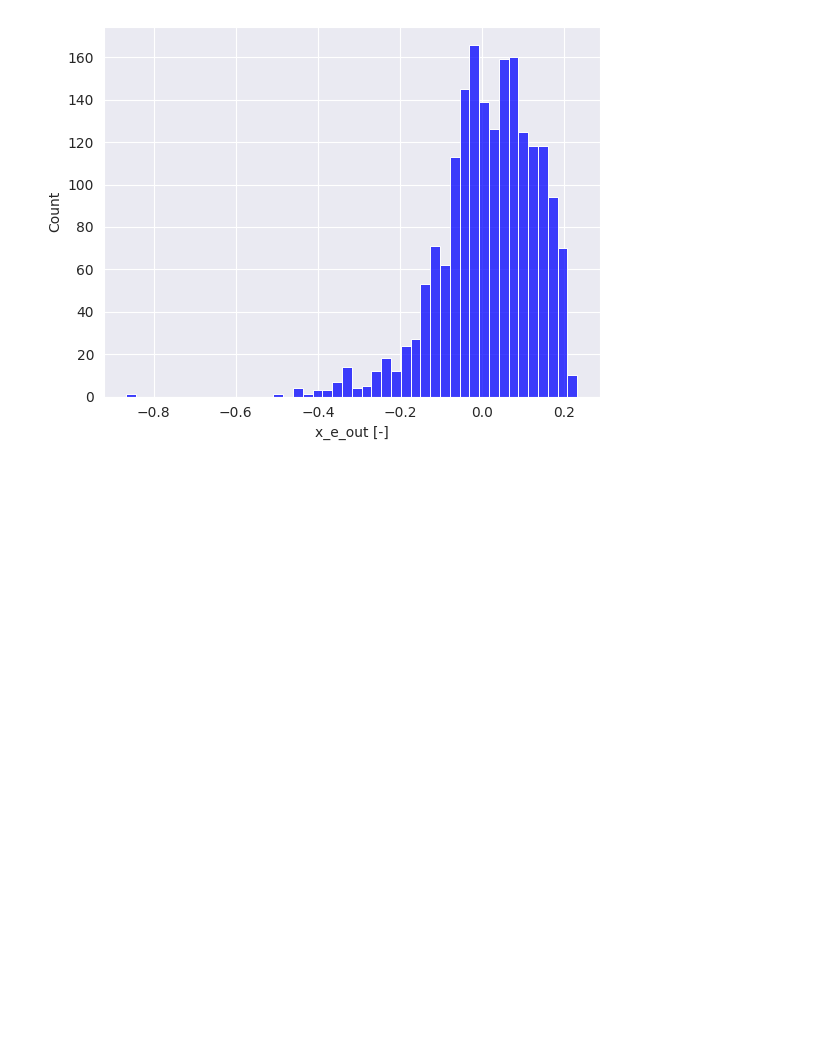
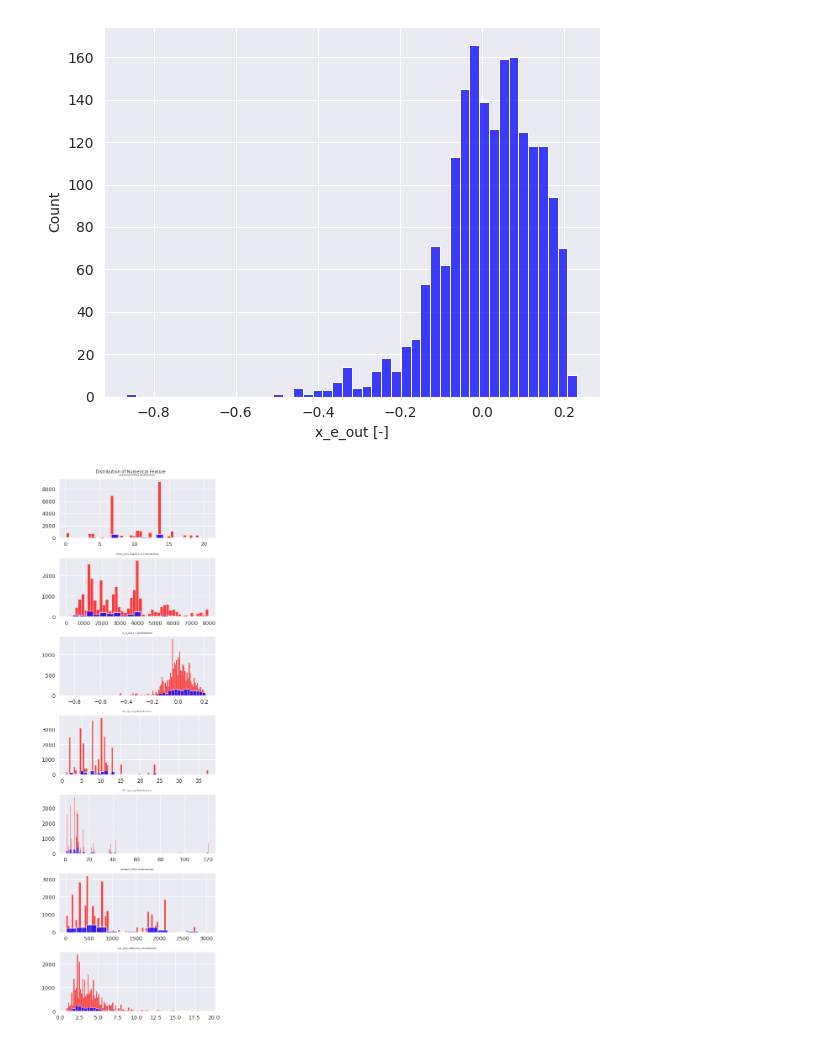
Before and after one commit to averma111/Kaggle_Competition, a Jupyter notebook: pytorch-ps3e15-regression.ipynb, the cells around one changed output. Cells and saved outputs as stored; diff of their text form; code cells hidden in the pictures; blank space fills up the shorter version.

```diff
--- a/pytorch-ps3e15-regression.ipynb
+++ b/pytorch-ps3e15-regression.ipynb
@@ -81,3 +81,28 @@ sns.histplot(original,x='x_e_out [-]',color='b')
 # %% [output]
 <AxesSubplot: xlabel='x_e_out [-]', ylabel='Count'>
 [figure]
+# %%
+def numerical_features(df):
+    numerical_feature = df.select_dtypes(include=['float64'])
+    return numerical_feature
+
+numerical_features = numerical_features(data)
+# %%
+def plot_numerical_histogram():
+    fig, ax = plt.subplots(7, 1, figsize = (5, 15), dpi = 90)
+    ax = ax.flatten()
+
+    for i, column in enumerate(numerical_features):
+        sns.histplot(data[column], ax=ax[i], color='r')
+        sns.histplot(original[column], ax=ax[i], color='b')
+
+        ax[i].set_title(f'{column} Distribution', size = 5)
+        ax[i].set_xlabel(None)
+        ax[i].set_ylabel(None)
+
+    fig.suptitle('Distribution of Numerical Feature', fontsize = 8)
+    plt.tight_layout()
+
+plot_numerical_histogram()
+# %% [output]
+[figure, added]
```
Also changed, not shown: parts of 4 cells of this notebook.
